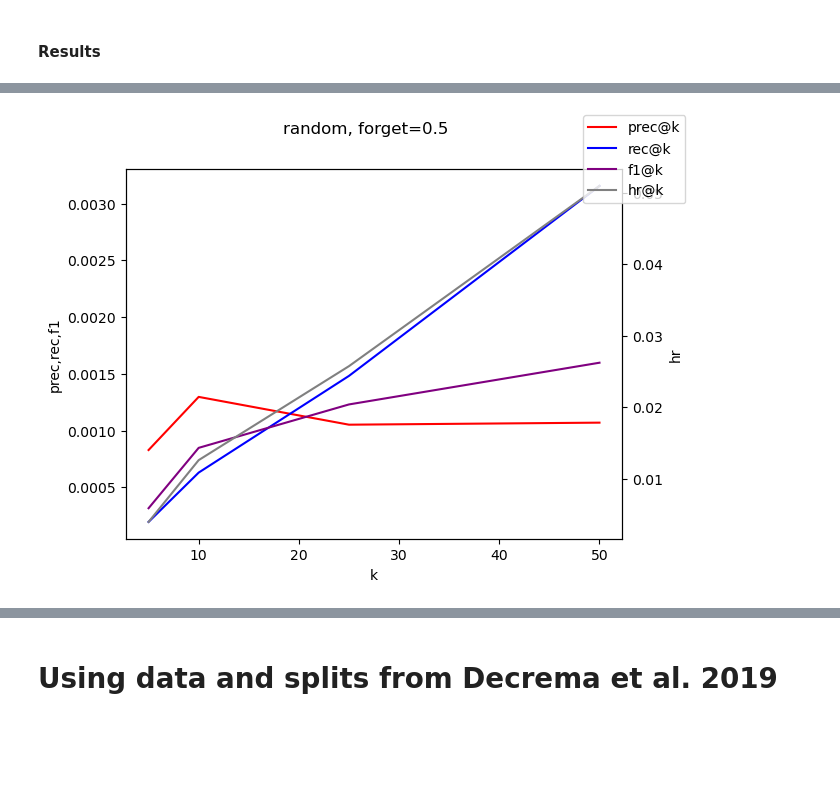
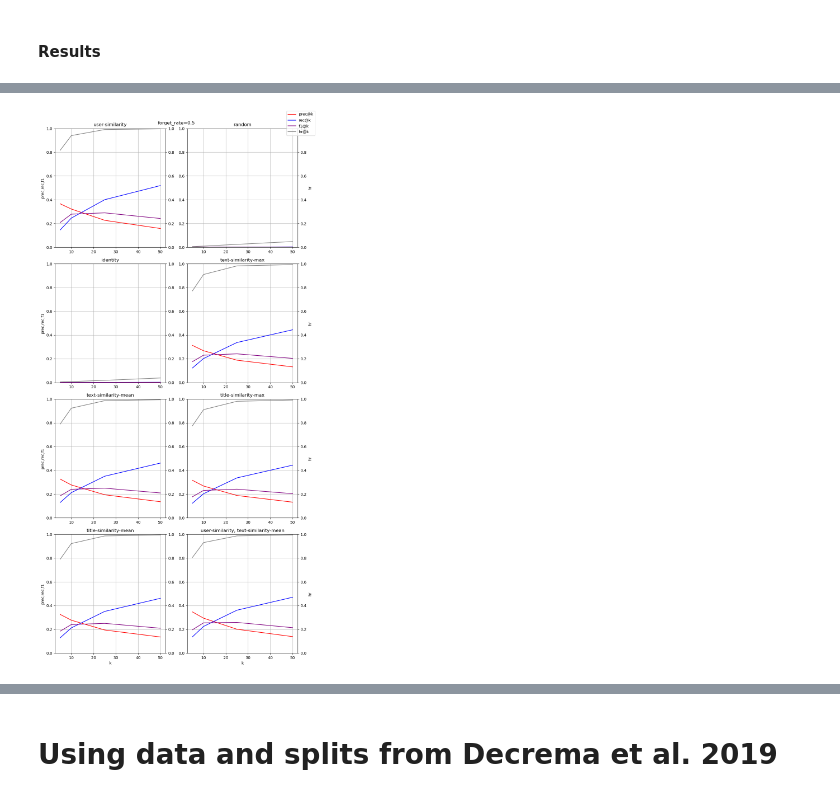
Before and after one commit to tmscer/bthesis, a Jupyter notebook: src/main.ipynb, the cells around one changed output, grey strips where cells are left out. Saved outputs shown, nothing was run; the diff lists cells and outputs as text; code cells hidden in the pictures; blank space fills up the shorter version.

Commit message:
Combine methods, final evaluation, tables and graphs

```diff
--- a/src/main.ipynb
+++ b/src/main.ipynb
@@ -356 +432,8 @@ evaluate(20, "identity")
+# %%
+for w in np.arange(0.6, 0.85, 0.0125):
+	weights = [w, 1 - w]
+
+	result = evaluate(10, ["user-similarity", "text-similarity-mean"], weights)
+	f1 = f1_score(result["precision"], result["recall"])
+	print(w, f1, result)
 # %%
@@ -434,2 +515,11 @@ def get_field(df, field):
 # %% [markdown]
 #### Results
+# %%
+def join_weight_method(weight_method):
+	if type(weight_method) == str:
+		return weight_method
+	else:
+		return ", ".join(weight_method)
+
+
+join_weight_method("user-similarity"), join_weight_method(["user-similarity", "text-similarity-mean"])
@@ -436,5 +528,6 @@ def get_field(df, field):
 # %%
 df = pd.DataFrame(results)
+df["weight_method"] = df["weight_method"].apply(join_weight_method)
 df.head()
 # %% [output]
 |  | precision | recall | hitrate | coverage | rmse | k | weight_method | forget_rate |
@@ -478,35 +575,71 @@ with pd.option_context("display.max_rows", None, "display.max_columns", None, "d
 # %%
-def plot_results(forget_rate, weight_method, series):
-	title = f"{weight_method}, forget={forget_rate}"
+def get_field(df, field):
+	return df[field].to_numpy()
 
-	k = get_field(series, "k")
-	precision = get_field(series, "precision")
-	recall = get_field(series, "recall")
-	hr = get_field(series, "hitrate")
-	f1 = get_field(series, "f1")
 
-	fig, ax1 = plt.subplots()
-	ax1.set_xlabel("k")
-	ax1.set_ylabel("prec,rec,f1")
+def plot_results(forget_rate, weight_methods, series):
+	nrows = len(weight_methods) // 2
+	ncols = len(weight_methods) // nrows
 
-	ax1.plot(k, precision, color="red", label="prec@k")
-	ax1.plot(k, recall, color="blue", label="rec@k")
-	ax1.plot(k, f1, color="purple", label="f1@k")
+	fig, axs = plt.subplots(nrows=nrows, ncols=ncols, figsize=(10, 20))
 
-	ax2 = ax1.twinx()
-	ax2.set_ylabel("hr")
+	for i, weight_method in enumerate(weight_methods):
+		weight_method = join_weight_method(weight_method)
+		ws = series[series["weight_method"] == weight_method]
 
-	ax2.plot(k, hr, color="grey", label="hr@k")
+		k = get_field(ws, "k")
+		precision = get_field(ws, "precision")
+		recall = get_field(ws, "recall")
+		hr = get_field(ws, "hitrate")
+		f1 = get_field(ws, "f1")
 
+		row = i // ncols
+		col = i % ncols
+
+		wm_title = weight_method if type(weight_method) == str else ", ".join(weight_method)
+
+		ax = axs[row, col]
+		ax.title.set_text(wm_title)
+
+		if row == nrows - 1:
+			ax.set_xlabel("k")
+
+		ax.set_ylim(0, 1)
+		ax.grid()
+
+		if i % ncols == 0:
+			ax.set_ylabel("prec,rec,f1")
+
+		if i == 0:
+			ax.plot(k, precision, color="red", label="prec@k")
+			ax.plot(k, recall, color="blue", label="rec@k")
+			ax.plot(k, f1, color="purple", label="f1@k")
+		else:
+			ax.plot(k, precision, color="red")
+			ax.plot(k, recall, color="blue")
+			ax.plot(k, f1, color="purple")
+
+		ax2 = ax.twinx()
+		ax2.set_ylim(0, 1)
+
+		if i % ncols == ncols - 1:
+			ax2.set_ylabel("hr")
+
+		if i == 0:
+			ax2.plot(k, hr, color="grey", label="hr@k")
+		else:
+			ax2.plot(k, hr, color="grey")
+
+	fig.suptitle(f"forget_rate={forget_rate}")
 	fig.legend()
-	fig.suptitle(title)
+	fig.tight_layout()
 
 	plt.show()
 
 
 for forget_rate in forget_rates:
-	for weight_method in weight_methods:
-		series = df[(df["forget_rate"] == forget_rate) & (df["weight_method"] == weight_method)].sort_values(by="k")
-		plot_results(forget_rate, weight_method, series)
+	weight_method = join_weight_method(weight_method)
+	series = df[(df["forget_rate"] == forget_rate)].sort_values(by=["weight_method", "k"])
+	plot_results(forget_rate, weight_methods, series)
 # %% [output]
-[figure, old version]
+[figure, new version]
```
Also changed, not shown: parts of 21 cells of this notebook.
